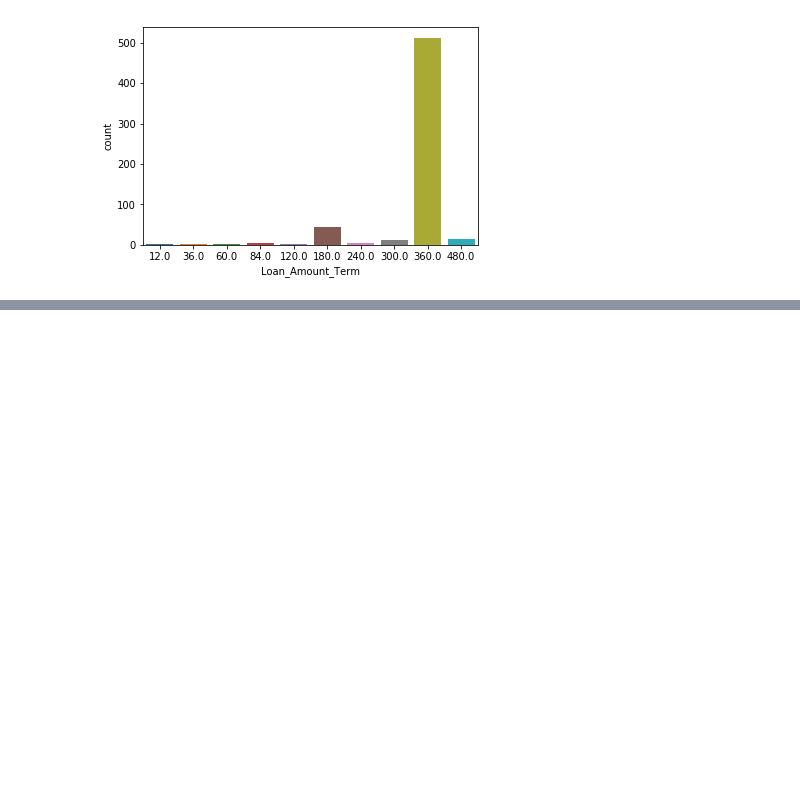
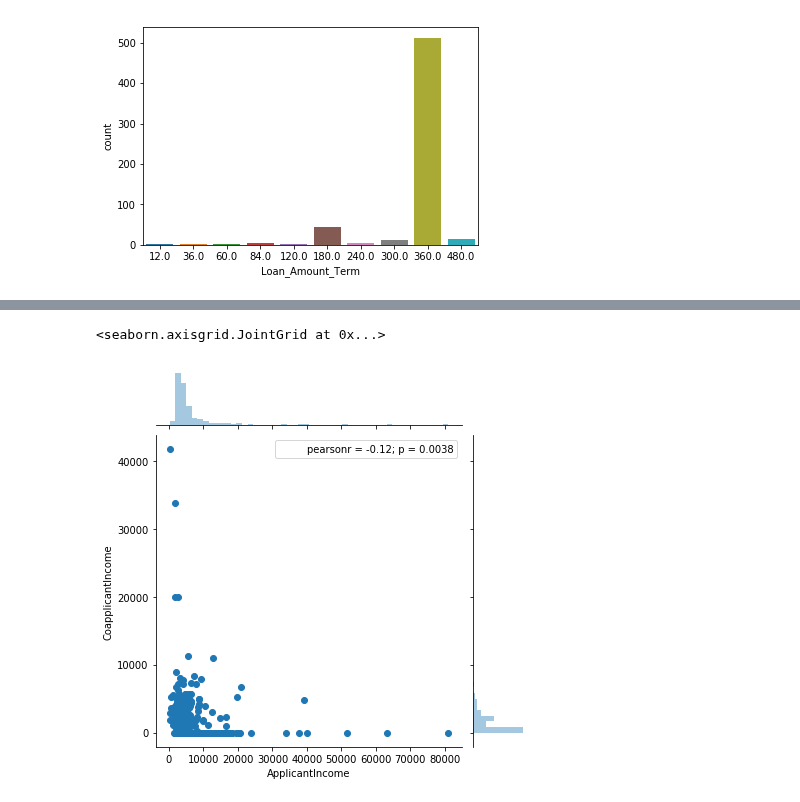
Before and after one commit to ashu6811/HomeProjects, a Jupyter notebook: PreProLoan.ipynb, the cells around one changed output, grey strips where cells are left out. Saved outputs shown, nothing was run; the diff lists cells and outputs as text; code cells hidden in the pictures; blank space fills up the shorter version.

```diff
--- a/PreProLoan.ipynb
+++ b/PreProLoan.ipynb
@@ -432,0 +591,8 @@ Missing Values = 14
+# %%
+#[III] BIVARIATE VARIABLE ANALYSIS is going on...
+#[B] CONTINUOUS VARIABLES & CONTINUOUS VARIABLES
+    #1)  ApplicantIncome & CoapplicantIncome
+sns.jointplot(x='ApplicantIncome', y='CoapplicantIncome', data =raw, kind='scatter') #using seaborn; kind must be either 'scatter', 'reg', 'resid', 'kde', or 'hex'
+# %% [output]
+<seaborn.axisgrid.JointGrid at 0x...>
+[figure, added]
```
Also changed, not shown: parts of 20 cells of this notebook.
